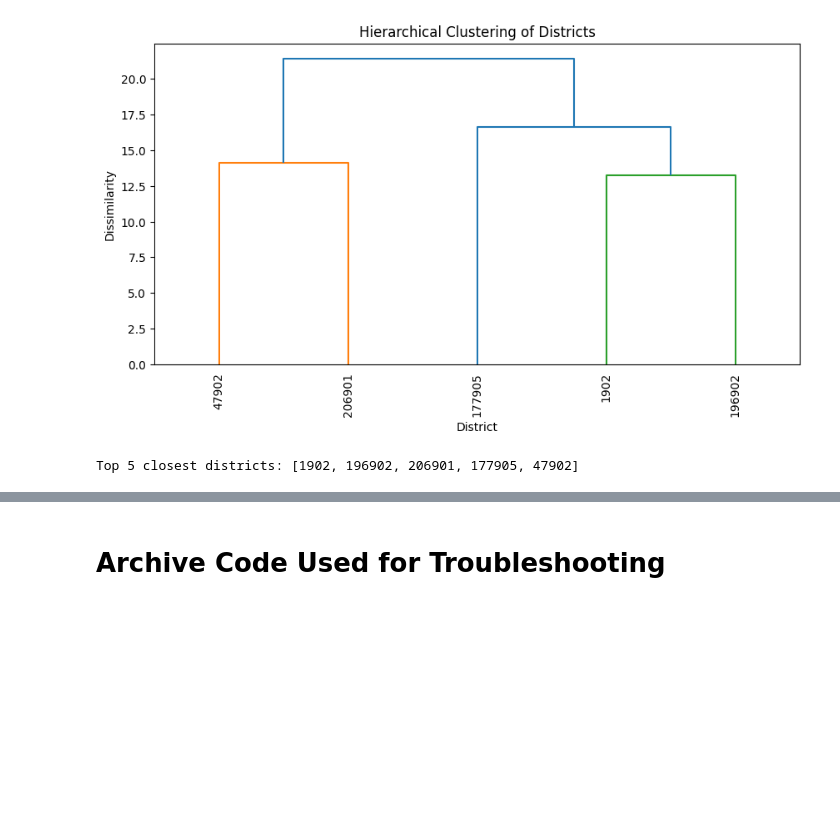
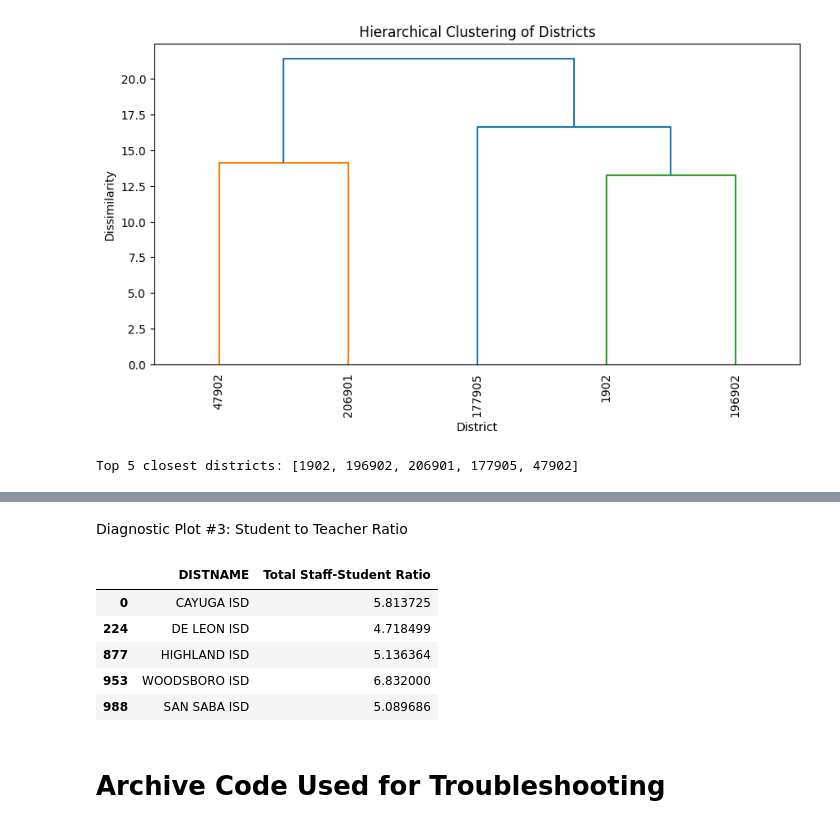
Before and after one commit to RiceD2KLab/HERC_Sp25, a Jupyter notebook: 4_Data_Modeling/KNN_Implementation.ipynb, the cells around one changed output, grey strips where cells are left out. Saved outputs shown, nothing was run; the diff lists cells and outputs as text; code cells hidden in the pictures; blank space fills up the shorter version.

```diff
--- a/4_Data_Modeling/KNN_Implementation.ipynb
+++ b/4_Data_Modeling/KNN_Implementation.ipynb
@@ -500,3 +609,52 @@ Index(['District 2021 Attendance: Female Days Present',
+# %% [markdown]
+Diagnostic Plot #3: Student to Teacher Ratio
+# %%
+# Define the relevant columns for teacher-student ratio
+teacher_student_cols = [
+    "District 2023 Staff: All Staff Total Full Time Equiv Count",
+    "District 2023 Student Membership: All Students Count"
+]
+
+def create_teacher_student_ratio_table(district_ids, df):
+    """
+    Creates a table displaying the teacher-to-student ratio for selected school districts.
+
+    Parameters:
+    - district_ids (list): List of district IDs to include.
+    - df (pd.DataFrame): DataFrame containing staff and student count data.
+
+    Returns:
+    - A DataFrame with the teacher-to-student ratio for each district.
+    """
+
+    # Step 1: Filter the DataFrame to include only selected districts and relevant columns
+    selected_districts = df[df['DISTRICT_id'].isin(district_ids)][['DISTRICT_id', 'DISTNAME'] + teacher_student_cols]
+
+    # Step 2: Check if any districts were found
+    if selected_districts.empty:
+        print("No matching districts found. Check the district IDs.")
+        return
+
+    # Step 3: Calculate the teacher-to-student ratio
+    selected_districts["Total Staff-Student Ratio"] = (
+        selected_districts["District 2023 Student Membership: All Students Count"] /
+        selected_districts["District 2023 Staff: All Staff Total Full Time Equiv Count"]
+    )
+
+    # Step 4: Select relevant columns for display
+    selected_districts = selected_districts[["DISTNAME", "Total Staff-Student Ratio"]]
+
+    # Display the table
+    return selected_districts
+# Function now generates and displays a table with the teacher-to-student ratio
+create_teacher_student_ratio_table(closest_districts, clean_df)
+# %% [output]
+|  | DISTNAME | Total Staff-Student Ratio |
+| 0 | CAYUGA ISD | 5.813725 |
+| 224 | DE LEON ISD | 4.718499 |
+| 877 | HIGHLAND ISD | 5.136364 |
+| 953 | WOODSBORO ISD | 6.832000 |
+| 988 | SAN SABA ISD | 5.089686 |
 # %% [markdown]
 # Archive Code Used for Troubleshooting
 # %%
```
Also changed, not shown: parts of 10 cells of this notebook.
